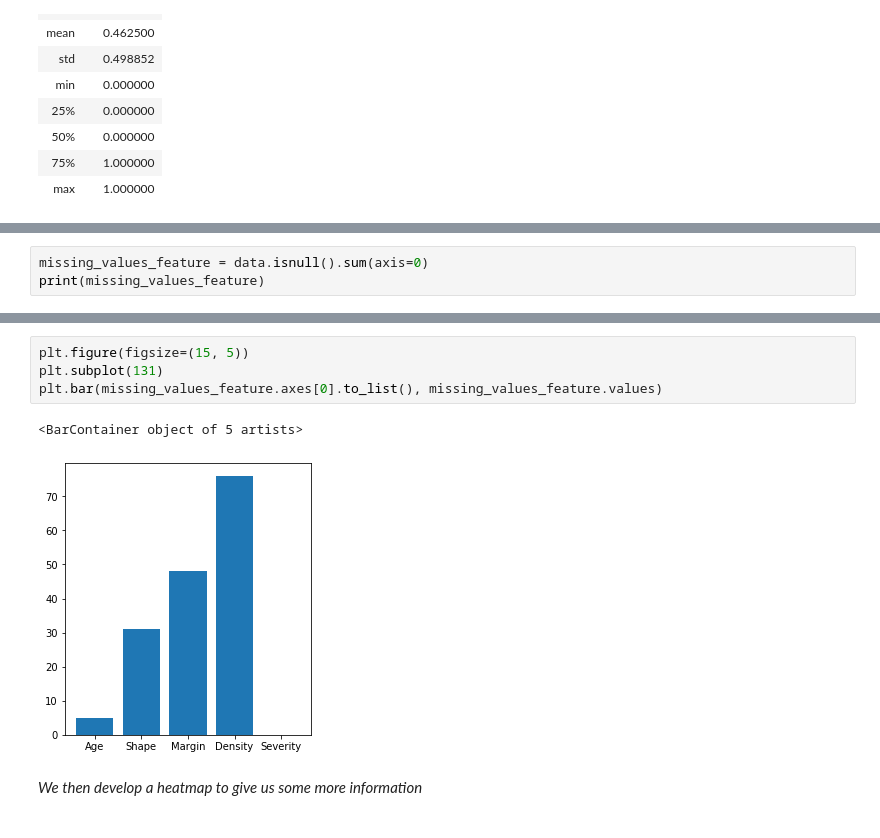
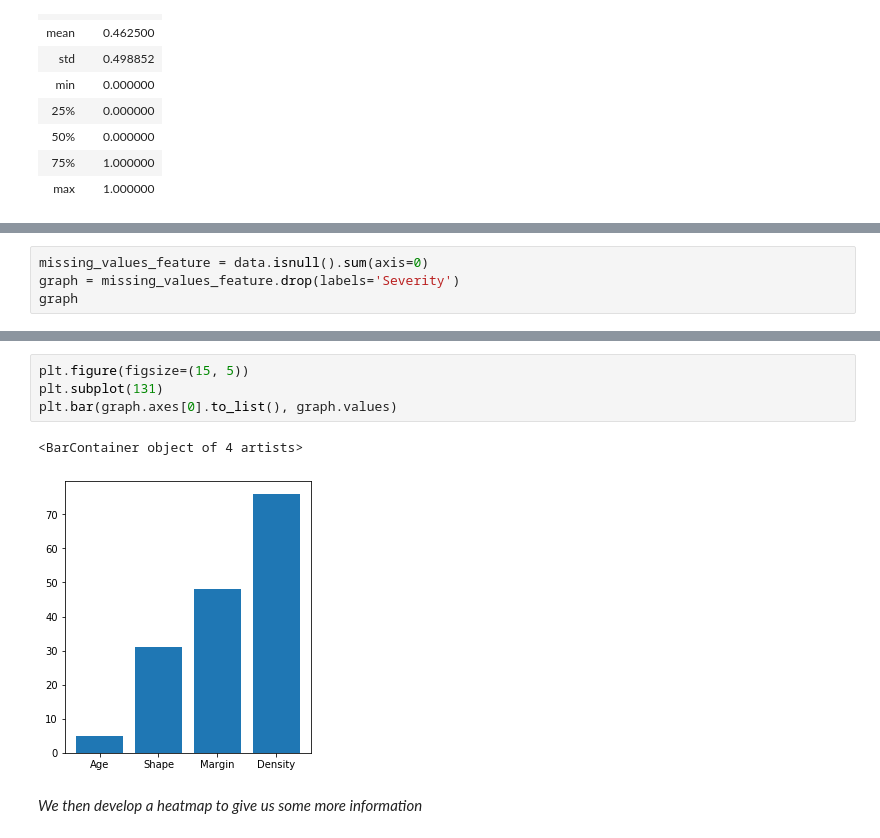
Before and after one commit to pferreira101/ClinicalExaminations, a Jupyter notebook: ClinicalExaminations/script.ipynb, the cells around one changed output, grey strips where cells are left out. Saved outputs shown, nothing was run; the diff lists cells and outputs as text.

Commit message:
Missing values treatment corrected

```diff
--- a/ClinicalExaminations/script.ipynb
+++ b/ClinicalExaminations/script.ipynb
@@ -125,5 +123,6 @@ data.describe()
 *Lets check them out as well*
 # %%
 missing_values_feature = data.isnull().sum(axis=0)
-print(missing_values_feature)
+graph = missing_values_feature.drop(labels='Severity')
+graph
 # %% [output]
@@ -136,10 +134,10 @@ dtype: int64
 # %%
 plt.figure(figsize=(15, 5))
 plt.subplot(131)
-plt.bar(missing_values_feature.axes[0].to_list(), missing_values_feature.values)
+plt.bar(graph.axes[0].to_list(), graph.values)
 # %% [output]
-<BarContainer object of 5 artists>
+<BarContainer object of 4 artists>
-[figure, old version]
+[figure, new version]
 # %% [markdown]
 *We then develop a heatmap to give us some more information*
 # %%
```
Also changed, not shown: parts of 11 cells of this notebook.
